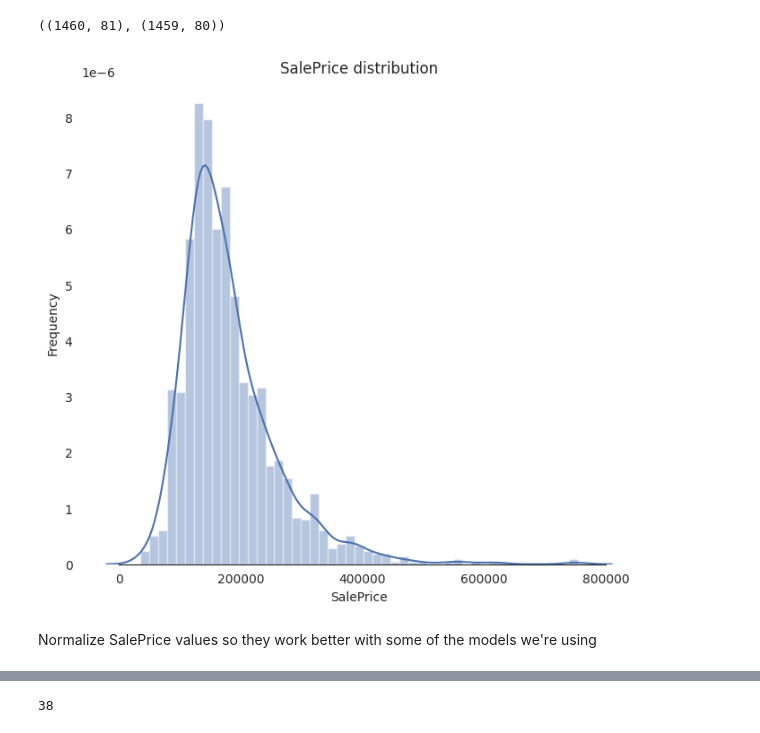
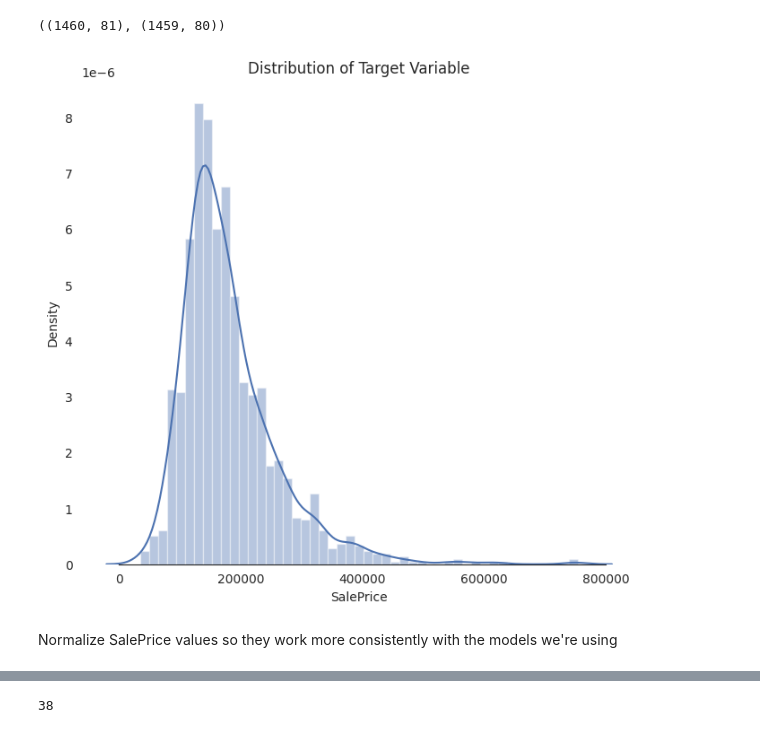
Before and after one commit to KatelinVincent/ML_final_project, a Jupyter notebook: Report.ipynb, the cells around one changed output, grey strips where cells are left out. Saved outputs shown, nothing was run; the diff lists cells and outputs as text; code cells hidden in the pictures.

```diff
--- a/Report.ipynb
+++ b/Report.ipynb
@@ -50,21 +44,19 @@ train.shape, test.shape
 # %%
 import seaborn as sns
 import matplotlib.pyplot as plt
 
 sns.set_style("white")
 sns.set_color_codes(palette='deep')
-f, ax = plt.subplots(figsize=(8, 7))
-#Check the new distribution
+
+a,b = plt.subplots(figsize=(8, 7))
 sns.distplot(train['SalePrice'], color="b");
-ax.xaxis.grid(False)
-ax.set(ylabel="Frequency")
-ax.set(xlabel="SalePrice")
-ax.set(title="SalePrice distribution")
+b.xaxis.grid(False)
+b.set(title="Distribution of Target Variable")
 sns.despine(trim=True, left=True)
 plt.show()
 # %% [output]
-[figure, old version]
+[figure, new version]
 # %% [markdown]
-Normalize SalePrice values so they work better with some of the models we're using
+Normalize SalePrice values so they work more consistently with the models we're using
 # %%
 train["SalePrice"] = np.log1p(train["SalePrice"])
```
Also changed, not shown: parts of 14 cells of this notebook.
